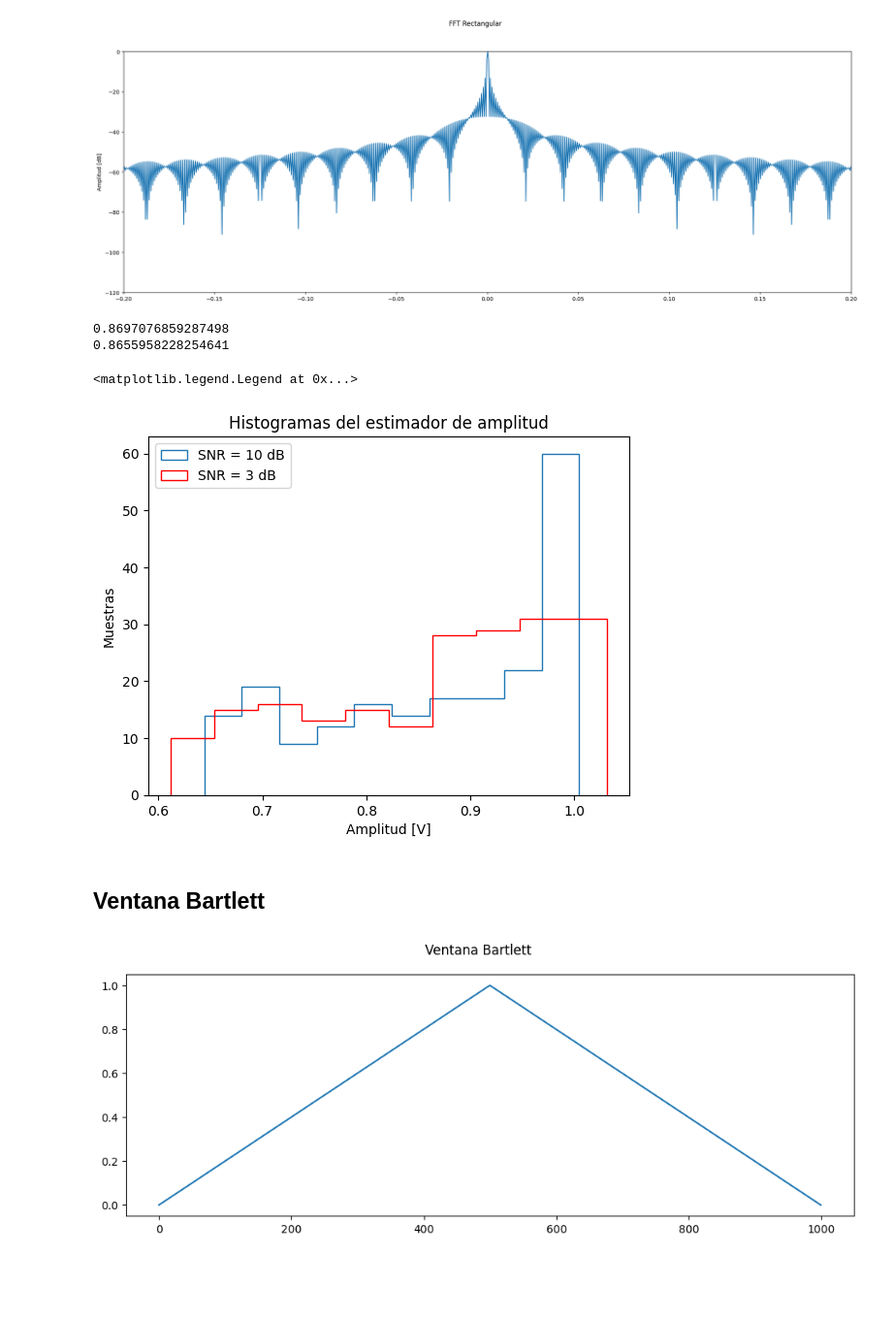
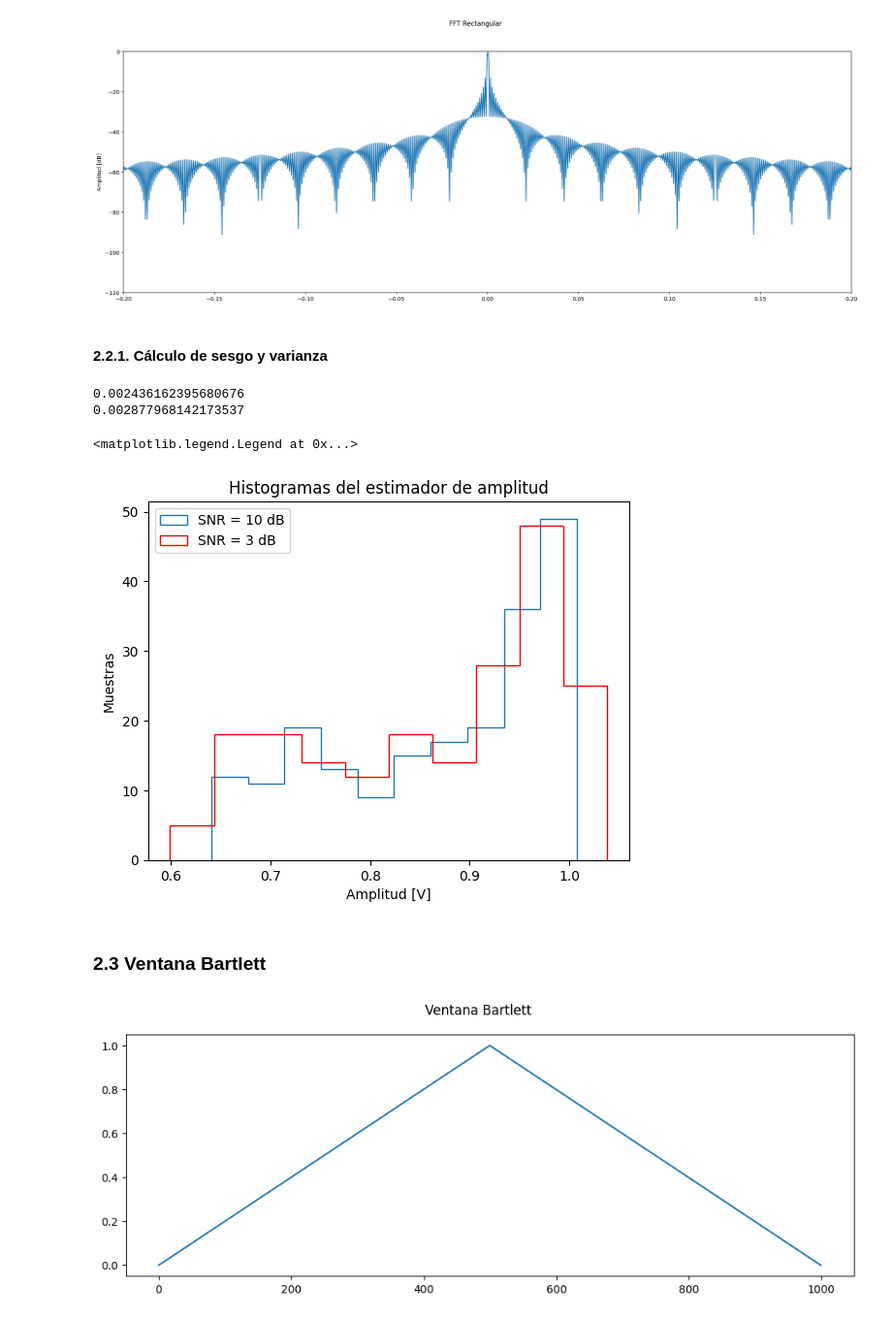
Before and after one commit to micuentz/Workspace_PDS, a Jupyter notebook: Carpeta/Guerrero_TS6.ipynb, the cells around one changed output. Shown at 97% size. Drawn from its saved outputs; the diff is of its cells as text; code cells hidden in the pictures; blank space fills up the shorter version.

```diff
--- a/Carpeta/Guerrero_TS6.ipynb
+++ b/Carpeta/Guerrero_TS6.ipynb
@@ -68,5 +83,5 @@ for i in range(realizaciones):
 # %%
-rectangular = signal.windows.boxcar(nn) # Rectangular
+rectangular = sp.signal.windows.boxcar(nn) # Rectangular
 
 fig_hist, axs_hist = plt.subplots(1, 1, figsize=(12, 4), sharex=True, sharey=True)
 axs_hist.plot(rectangular)
@@ -93,28 +108,41 @@ plt.show()
 [figure]
 [figure]
 # %%
-S1 = np.fft.fft(s1*rectangular) / nn
-S2 = np.fft.fft(s2*rectangular) / nn
+S10dB_rec = np.fft.fft(s1*rectangular) / nn
+S3dB_rec = np.fft.fft(s2*rectangular) / nn
-# %%
-a1_est = np.abs(S1[: , nn//4])
-a2_est = np.abs(S2[: , nn//4])
-print(np.mean(a1_est))
-print(np.mean(a2_est))
-# %% [output]
-0.8697076859287498
-0.8655958228254641
+# %% [markdown]
+#### 2.2.1. Cálculo de sesgo y varianza
+# %%
+a10dB_rec = np.abs(S10dB_rec[: , nn//4])
+a3dB_rec = np.abs(S3dB_rec[: , nn//4])
+
+a10dB_est_rec = np.mean(np.abs(S10dB_rec[: , nn//4])) # Media para SNR = 10dB
+a3dB_est_rec = np.mean(np.abs(S3dB_rec[: , nn//4])) # Media para SNR = 3dB
+
+sesgo10dB_rec = a10dB_est_rec - a
+sesgo3dB_rec = a3dB_est_rec - a
+#print(sesgo_1)
+#print(sesgo_2)
+
+var10dB_rec = np.sum((np.abs(S10dB_rec[: , nn//4]) - a10dB_est_rec)**2) / nn # Varianza para SNR = 10dB
+var3dB_rec = np.sum((np.abs(S3dB_rec[: , nn//4]) - a3dB_est_rec)**2) / nn # Varianza para SNR = 3dB
+print(var10dB_rec)
+print(var3dB_rec)
+# %% [output]
+0.002436162395680676
+0.002877968142173537
 # %%
 # Gráficos
 plt.figure()
 plt.title("Histogramas del estimador de amplitud")
 plt.xlabel("Amplitud [V]")
 plt.ylabel("Muestras")
-plt.hist(a1_est, bins = 10, histtype = 'step',label = 'SNR = 10 dB')
-plt.hist(a2_est, bins = 10, histtype = 'step',color = 'red',label = 'SNR = 3 dB')
+plt.hist(a10dB_rec, bins = 10, histtype = 'step',label = 'SNR = 10 dB')
+plt.hist(a3dB_rec, bins = 10, histtype = 'step',color = 'red',label = 'SNR = 3 dB')
 plt.legend(loc='upper left')
 # %% [output]
 <matplotlib.legend.Legend at 0x...>
-[figure, old version]
+[figure, new version]
 # %% [markdown]
-## Ventana Bartlett
+### 2.3 Ventana Bartlett
 # %%
```
Also changed, not shown: parts of 16 cells of this notebook, 1 other file.
